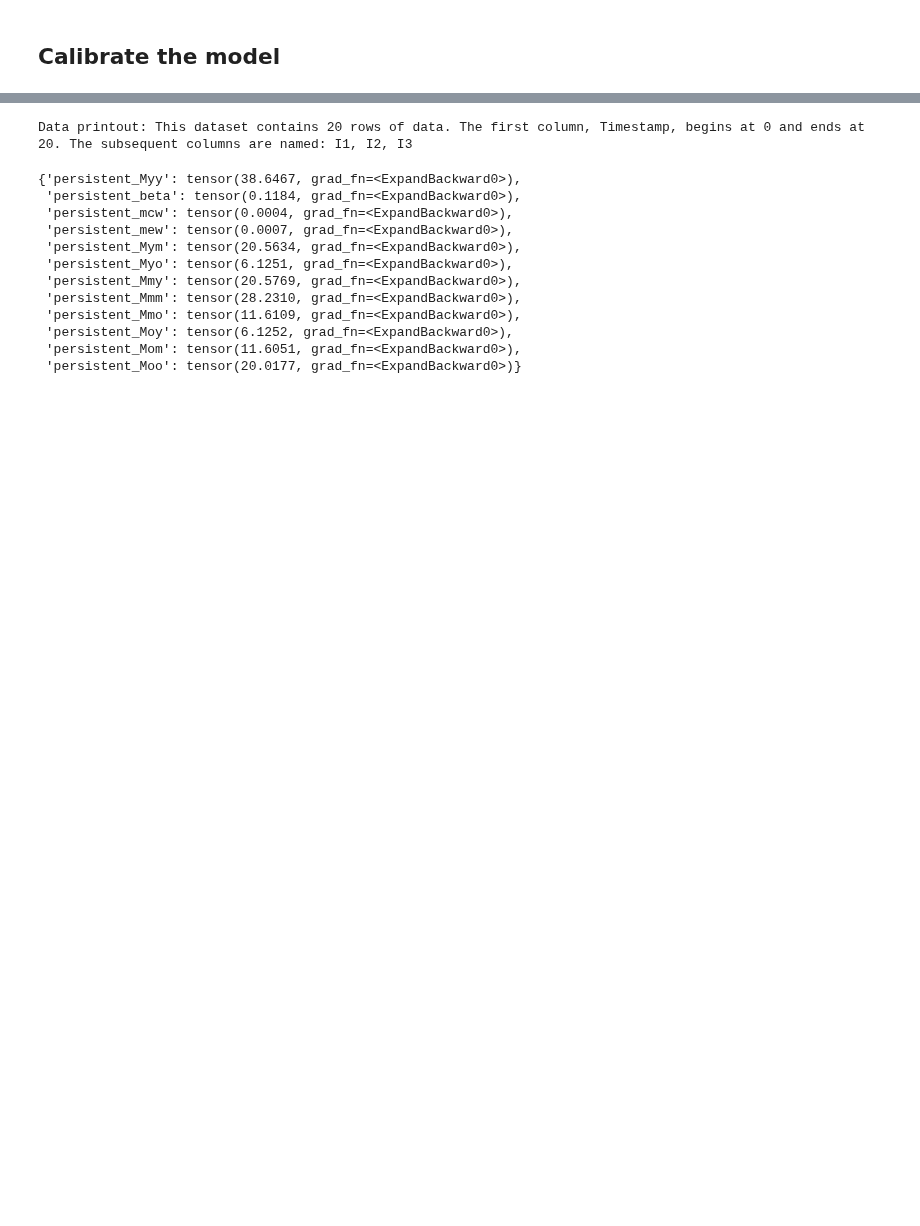
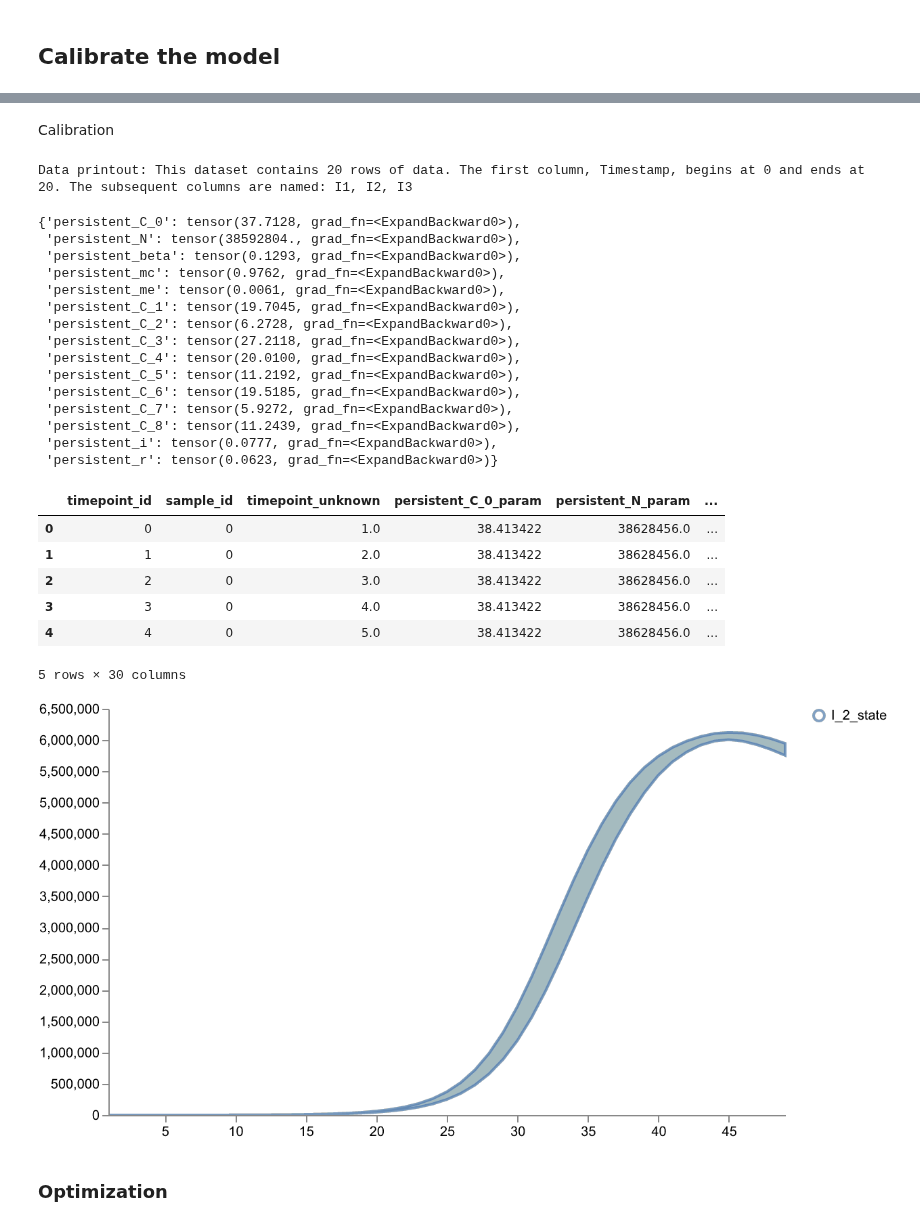
Before and after one commit to ciemss/program-milestones, a Jupyter notebook: 18-month-milestone/evaluation/Epi_Use_Case/Eval_Scenario3_calibrate_opt.ipynb, the cells around one changed output, grey strips where cells are left out. Saved outputs shown, nothing was run; the diff lists cells and outputs as text; code cells hidden in the pictures; blank space fills up the shorter version.

```diff
--- a/18-month-milestone/evaluation/Epi_Use_Case/Eval_Scenario3_calibrate_opt.ipynb
+++ b/18-month-milestone/evaluation/Epi_Use_Case/Eval_Scenario3_calibrate_opt.ipynb
@@ -153,34 +80,53 @@ display(dataset_20)
+# %% [markdown]
+Calibration
 # %%
 num_iterations = 100
-dataset_20 = pd.read_csv("data_cut_at_20.csv")
-dataset_20 = dataset_20.drop(
-    ["run", "R1", "R2", "R3", "S1", "S2", "S3", "E1", "E2", "E3"], axis=1
-)
-
-data_mapping = {"I1": "I_y", "I2": "I_m", "I3": "I_o"}
+data_mapping = {"I1": "I_1", "I2": "I_2", "I3": "I_3"}
 # %time
 calibrated_results = pyciemss.calibrate(
     model1,
     dataset_20,
     data_mapping=data_mapping,
     num_iterations=num_iterations,
-    solver_method="rk4",
-    solver_options={"step_size": 1.0},
 )
 
 parameter_estimates = calibrated_results["inferred_parameters"]
 parameter_estimates()
 # %% [output]
 Data printout: This dataset contains 20 rows of data. The first column, Timestamp, begins at 0 and ends at 20. The subsequent columns are named: I1, I2, I3
-{'persistent_Myy': tensor(38.6467, grad_fn=<ExpandBackward0>),
- 'persistent_beta': tensor(0.1184, grad_fn=<ExpandBackward0>),
- 'persistent_mcw': tensor(0.0004, grad_fn=<ExpandBackward0>),
- 'persistent_mew': tensor(0.0007, grad_fn=<ExpandBackward0>),
- 'persistent_Mym': tensor(20.5634, grad_fn=<ExpandBackward0>),
- 'persistent_Myo': tensor(6.1251, grad_fn=<ExpandBackward0>),
- 'persistent_Mmy': tensor(20.5769, grad_fn=<ExpandBackward0>),
- 'persistent_Mmm': tensor(28.2310, grad_fn=<ExpandBackward0>),
- 'persistent_Mmo': tensor(11.6109, grad_fn=<ExpandBackward0>),
- 'persistent_Moy': tensor(6.1252, grad_fn=<ExpandBackward0>),
- 'persistent_Mom': tensor(11.6051, grad_fn=<ExpandBackward0>),
- 'persistent_Moo': tensor(20.0177, grad_fn=<ExpandBackward0>)}
+{'persistent_C_0': tensor(37.7128, grad_fn=<ExpandBackward0>),
+ 'persistent_N': tensor(38592804., grad_fn=<ExpandBackward0>),
+ 'persistent_beta': tensor(0.1293, grad_fn=<ExpandBackward0>),
+ 'persistent_mc': tensor(0.9762, grad_fn=<ExpandBackward0>),
+ 'persistent_me': tensor(0.0061, grad_fn=<ExpandBackward0>),
+ 'persistent_C_1': tensor(19.7045, grad_fn=<ExpandBackward0>),
+ 'persistent_C_2': tensor(6.2728, grad_fn=<ExpandBackward0>),
+ 'persistent_C_3': tensor(27.2118, grad_fn=<ExpandBackward0>),
+ 'persistent_C_4': tensor(20.0100, grad_fn=<ExpandBackward0>),
+ 'persistent_C_5': tensor(11.2192, grad_fn=<ExpandBackward0>),
+ 'persistent_C_6': tensor(19.5185, grad_fn=<ExpandBackward0>),
+ 'persistent_C_7': tensor(5.9272, grad_fn=<ExpandBackward0>),
+ 'persistent_C_8': tensor(11.2439, grad_fn=<ExpandBackward0>),
+ 'persistent_i': tensor(0.0777, grad_fn=<ExpandBackward0>),
+ 'persistent_r': tensor(0.0623, grad_fn=<ExpandBackward0>)}
+# %%
+result_cal = pyciemss.sample(model1, end_time, logging_step_size, num_samples, start_time=start_time,
+                             inferred_parameters=parameter_estimates,
+                          )
+display(result_cal['data'].head())
+
+# Plot results for all states
+schema = plots.trajectories(result_cal["data"], keep="I_2_state")
+# plots.save_schema(schema, "_schema.json")
+plots.ipy_display(schema, dpi=150)
+# %% [output]
+|  | timepoint_id | sample_id | timepoint_unknown | persistent_C_0_param | persistent_N_param | ... |
+| 0 | 0 | 0 | 1.0 | 38.413422 | 38628456.0 | ... |
+| 1 | 1 | 0 | 2.0 | 38.413422 | 38628456.0 | ... |
+| 2 | 2 | 0 | 3.0 | 38.413422 | 38628456.0 | ... |
+| 3 | 3 | 0 | 4.0 | 38.413422 | 38628456.0 | ... |
+| 4 | 4 | 0 | 5.0 | 38.413422 | 38628456.0 | ... |
+5 rows × 30 columns
+[figure, added]
+# %% [markdown]
+### Optimization
```
Also changed, not shown: parts of 9 cells of this notebook, 2 other files.
